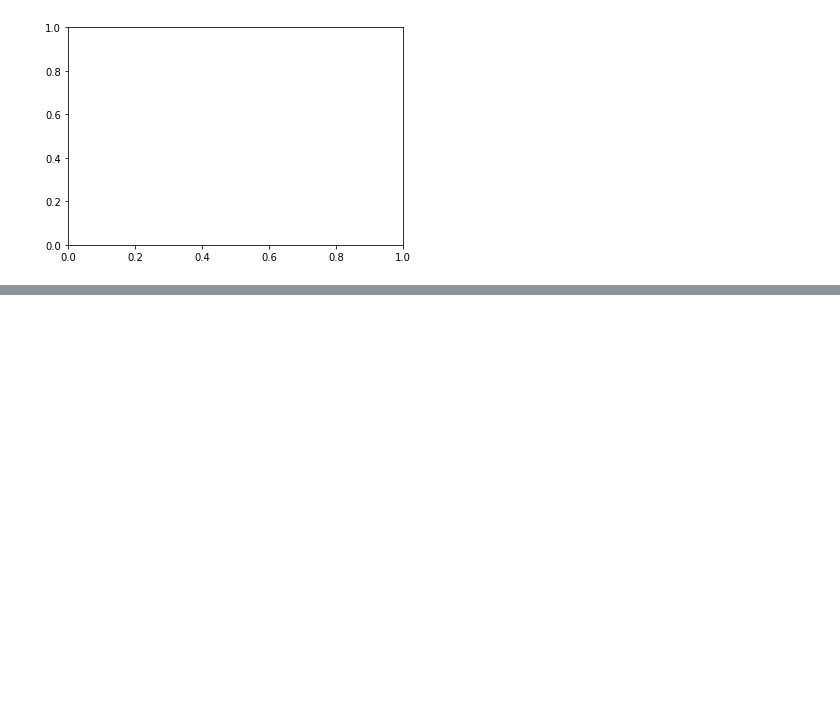
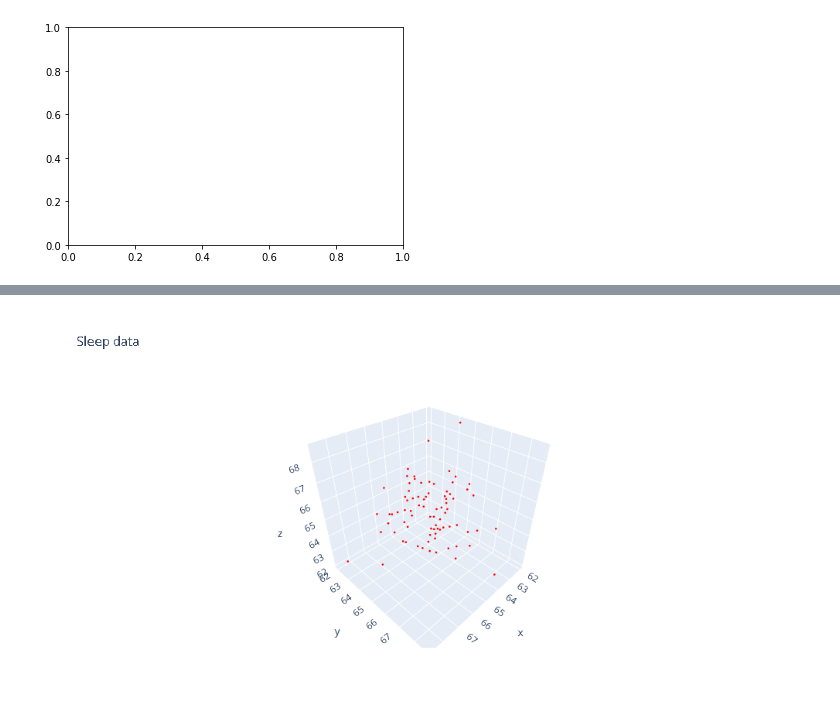
Before and after one commit to tullio/FitbitWebAPI, a Jupyter notebook: IPSJ2023原稿用.ipynb, the cells around one changed output, grey strips where cells are left out. Cells and saved outputs as stored; diff of their text form; code cells hidden in the pictures; blank space fills up the shorter version.

```diff
--- a/IPSJ2023原稿用.ipynb
+++ b/IPSJ2023原稿用.ipynb
@@ -32,0 +163,11 @@ ax2.plot(state[:, 0], state[:, 1])
+# %%
+fig = go.Figure(
+    data=[p3d.PointCloud(sleeppc, color="red")],
+    layout=dict(scene=dict(xaxis=dict(visible=True), yaxis=dict(visible=True), zaxis=dict(visible=True)))
+)
+fig.update_layout(title='Sleep data', autosize=False,
+                  width=500, height=500,
+                  margin=dict(l=65, r=50, b=65, t=90))
+
+fig.show()
+# %% [output]
@@ -32,0 +175 @@ ax2.plot(state[:, 0], state[:, 1])
+[figure, added]
```
Also changed, not shown: parts of 8 cells of this notebook, 18 other files.
